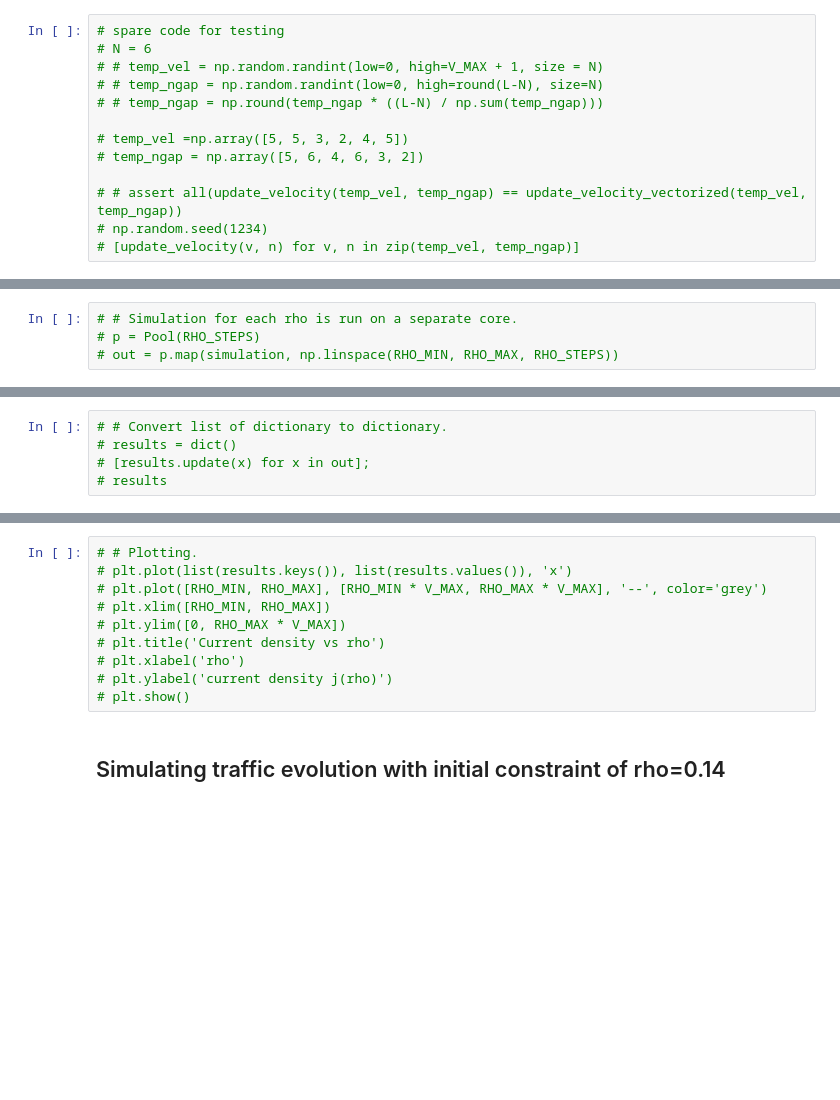
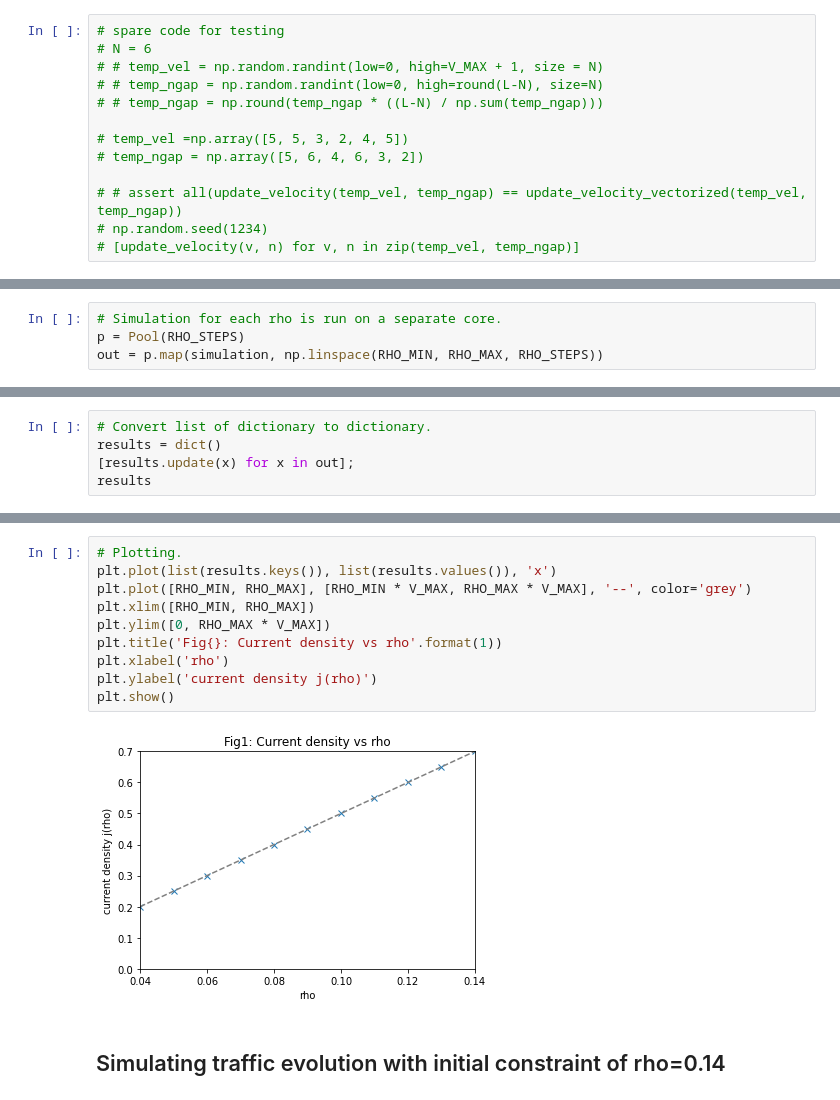
Before and after one commit to revanthp/emerging_traffic_patterns, a Jupyter notebook: emergent_traffic_patterns.ipynb, the cells around one changed output, grey strips where cells are left out. Cells and saved outputs as stored; diff of their text form; blank space fills up the shorter version.

```diff
--- a/emergent_traffic_patterns.ipynb
+++ b/emergent_traffic_patterns.ipynb
@@ -109,6 +109,6 @@ def simulation(rho=0.04, test=0, save_run=False):
     # Return the average of current densities for a given rho
     return {rho:np.round(np.mean(j_i), 3)}
 # %%
-# # Simulation for each rho is run on a separate core.
-# p = Pool(RHO_STEPS)
-# out = p.map(simulation, np.linspace(RHO_MIN, RHO_MAX, RHO_STEPS))
+# Simulation for each rho is run on a separate core.
+p = Pool(RHO_STEPS)
+out = p.map(simulation, np.linspace(RHO_MIN, RHO_MAX, RHO_STEPS))
@@ -115,5 +133,5 @@ def simulation(rho=0.04, test=0, save_run=False):
 # %%
-# # Convert list of dictionary to dictionary.
-# results = dict()
-# [results.update(x) for x in out];
-# results
+# Convert list of dictionary to dictionary.
+results = dict()
+[results.update(x) for x in out];
+results
@@ -120,13 +150,15 @@ def simulation(rho=0.04, test=0, save_run=False):
 # %%
-# # Plotting.
-# plt.plot(list(results.keys()), list(results.values()), 'x')
-# plt.plot([RHO_MIN, RHO_MAX], [RHO_MIN * V_MAX, RHO_MAX * V_MAX], '--', color='grey')
-# plt.xlim([RHO_MIN, RHO_MAX])
-# plt.ylim([0, RHO_MAX * V_MAX])
-# plt.title('Current density vs rho')
-# plt.xlabel('rho')
-# plt.ylabel('current density j(rho)')
-# plt.show()
+# Plotting.
+plt.plot(list(results.keys()), list(results.values()), 'x')
+plt.plot([RHO_MIN, RHO_MAX], [RHO_MIN * V_MAX, RHO_MAX * V_MAX], '--', color='grey')
+plt.xlim([RHO_MIN, RHO_MAX])
+plt.ylim([0, RHO_MAX * V_MAX])
+plt.title('Fig{}: Current density vs rho'.format(1))
+plt.xlabel('rho')
+plt.ylabel('current density j(rho)')
+plt.show()
+# %% [output]
+[figure, added]
 # %% [markdown]
 ## Simulating traffic evolution with initial constraint of rho=0.14
 # %%
```
Also changed, not shown: parts of 13 cells of this notebook.
